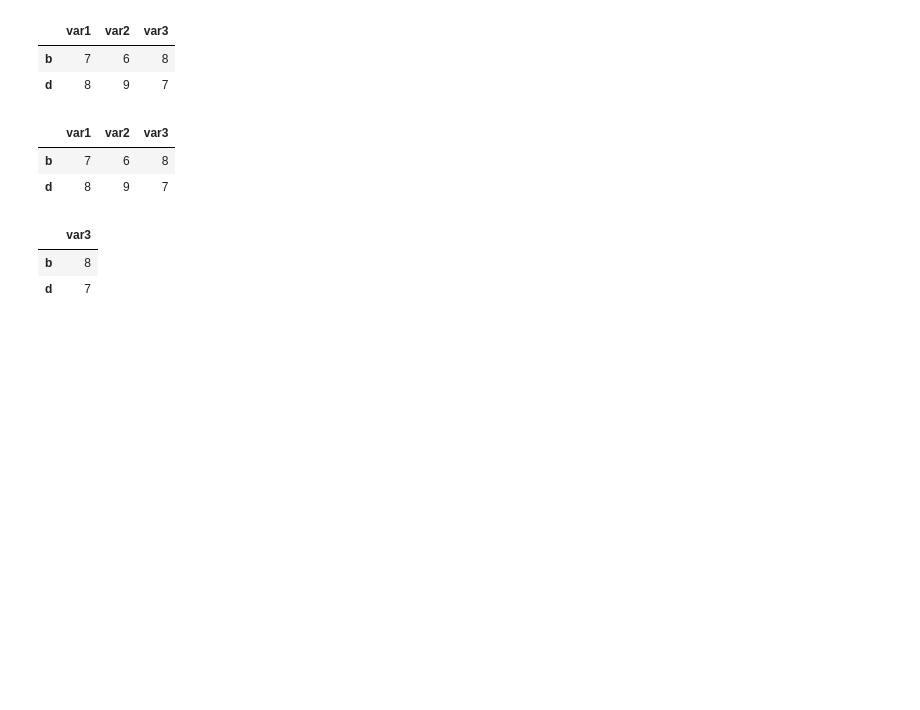
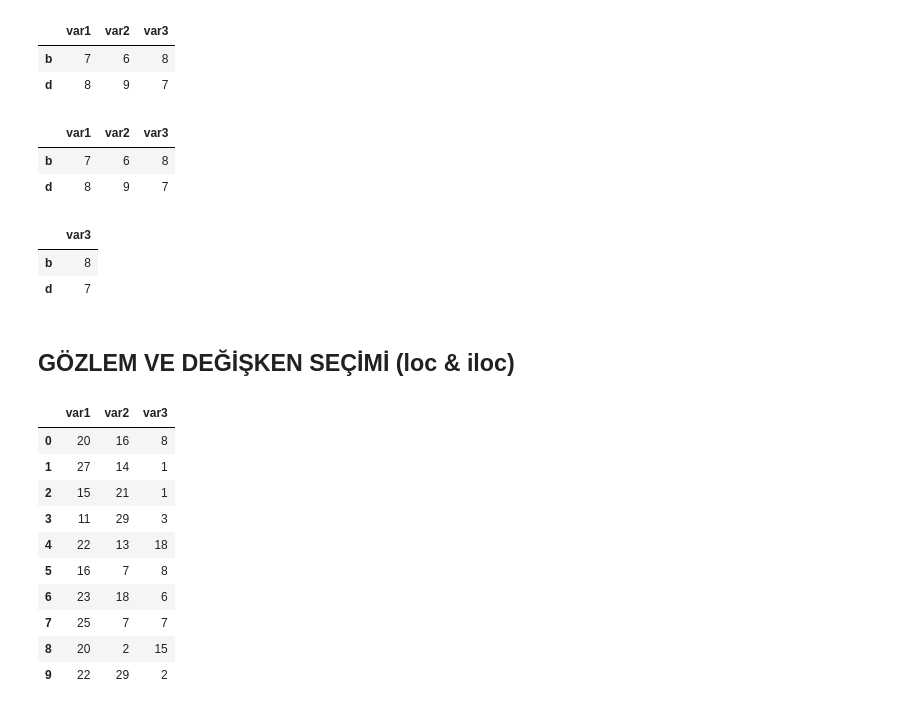
Before and after one commit to tahaasann/Data-Science-Course, a Jupyter notebook: veri_manipulasyonu.ipynb, the cells around one changed output. Saved outputs shown, nothing was run; the diff lists cells and outputs as text; code cells hidden in the pictures; blank space fills up the shorter version.

Commit message:
loc & iloc ile eleman seçimi eklendi

```diff
--- a/veri_manipulasyonu.ipynb
+++ b/veri_manipulasyonu.ipynb
@@ -1365,3 +1365,23 @@ df.drop(l, axis = 1)
 |  | var3 |
 | b | 8 |
 | d | 7 |
+# %% [markdown]
+## GÖZLEM VE DEĞİŞKEN SEÇİMİ (loc & iloc)
+# %%
+import numpy as np
+import pandas as pd
+m = np.random.randint(1,30, size = (10,3))
+df = pd.DataFrame(m, columns = ["var1","var2","var3"]) # değişken isimleri var1 var2 var3
+df
+# %% [output]
+|  | var1 | var2 | var3 |
+| 0 | 20 | 16 | 8 |
+| 1 | 27 | 14 | 1 |
+| 2 | 15 | 21 | 1 |
+| 3 | 11 | 29 | 3 |
+| 4 | 22 | 13 | 18 |
+| 5 | 16 | 7 | 8 |
+| 6 | 23 | 18 | 6 |
+| 7 | 25 | 7 | 7 |
+| 8 | 20 | 2 | 15 |
+| 9 | 22 | 29 | 2 |
```
Also changed, not shown: parts of 10 cells of this notebook.
